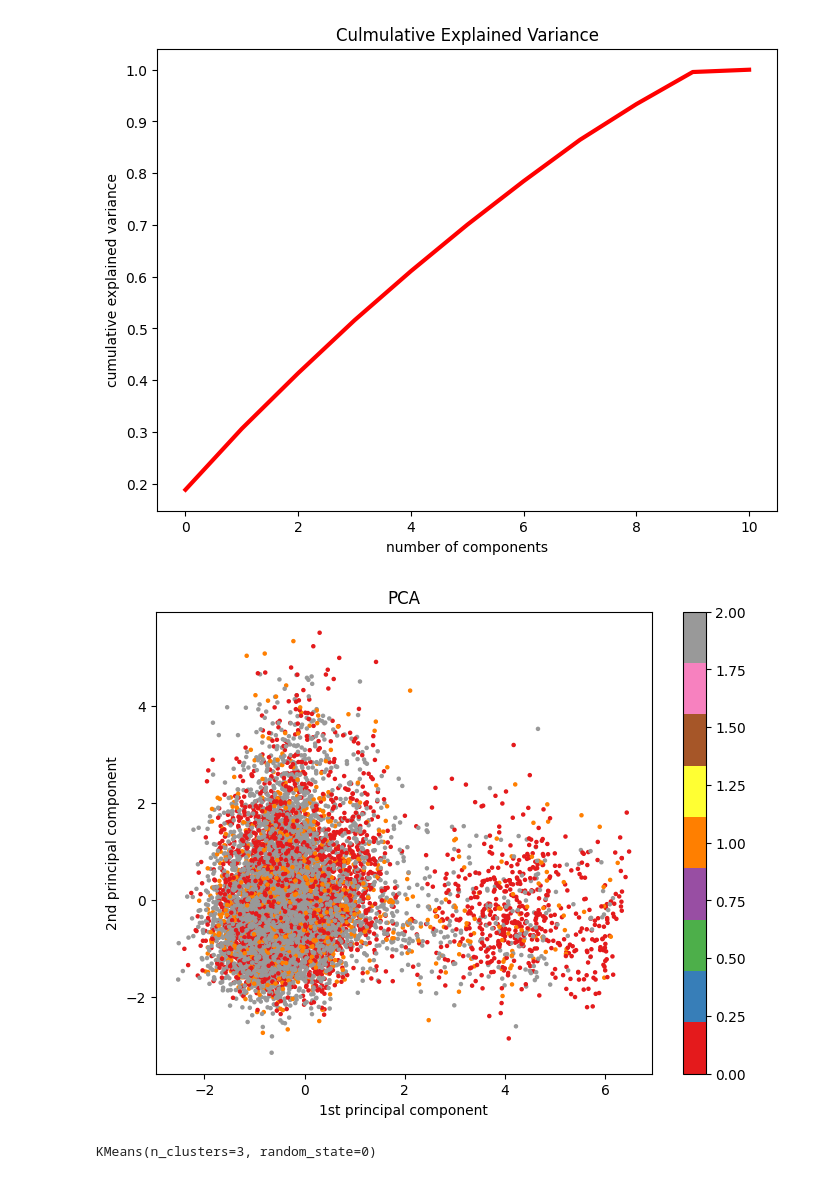
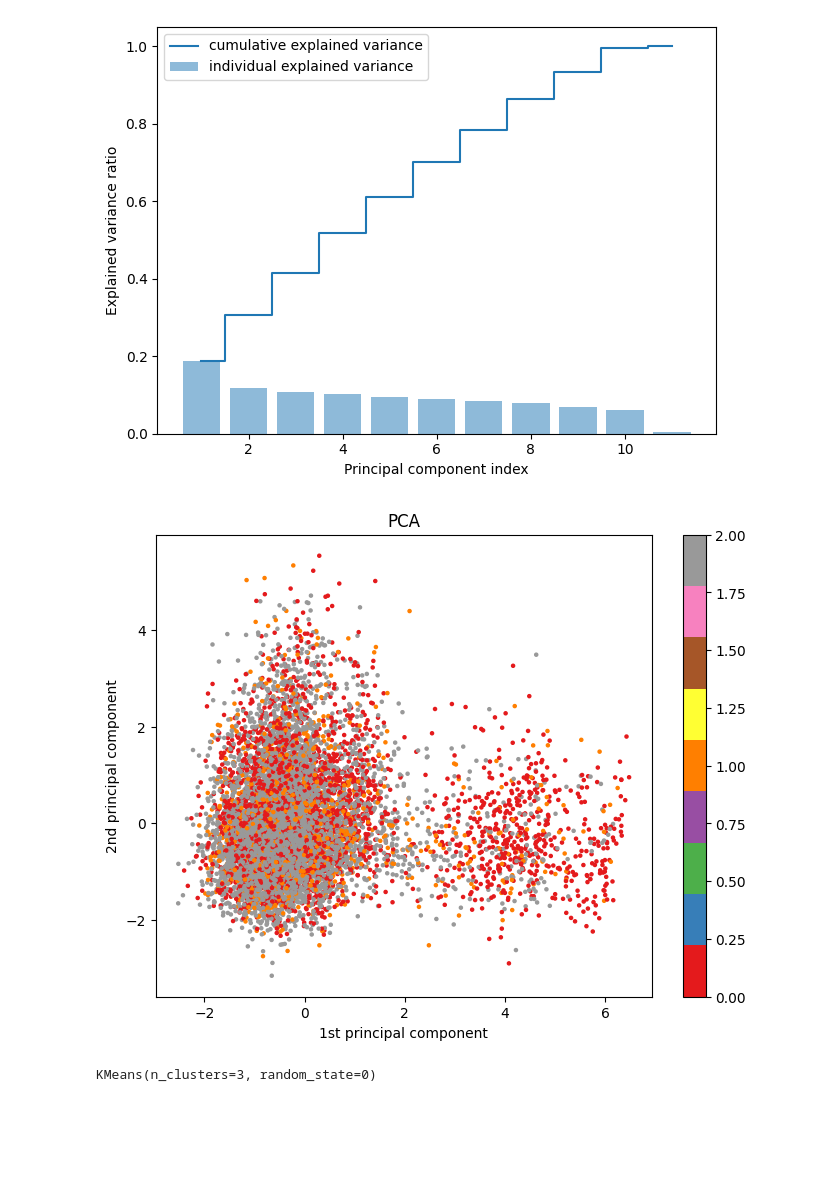
Before and after one commit to Jaezic/23_Data_Science, a Jupyter notebook: dataset/preprocess/inspection_kmeans_dataset.ipynb, the cells around one changed output. Saved outputs shown, nothing was run; the diff lists cells and outputs as text; code cells hidden in the pictures; blank space fills up the shorter version.

```diff
--- a/dataset/preprocess/inspection_kmeans_dataset.ipynb
+++ b/dataset/preprocess/inspection_kmeans_dataset.ipynb
@@ -1,39 +1,51 @@
 # %%
 import pandas as pd
 from sklearn.decomposition import PCA
-
-
+from matplotlib import pyplot as plt
+import numpy as np
 df = pd.read_csv("../preprocessed.csv", na_filter=True, keep_default_na=False, na_values=[''])
 
 features = df.iloc[:, :-1]
+
+# Standardization
+from sklearn.preprocessing import StandardScaler
+scaler = StandardScaler()
+scaler.fit(features)
+features = scaler.transform(features)
+
+# PCA
+
 n_components=11
 pca = PCA(n_components=n_components)
 features_pca = pca.fit_transform(features)
 
+var_exp = pca.explained_variance_ratio_
+cum_var_exp = np.cumsum(var_exp)
+
 # scree plot
-plt.bar(range(1, 14), var_exp, alpha=0.5, align='center',
+plt.bar(range(1, 12), var_exp, alpha=0.5, align='center',
         label='individual explained variance')
-plt.step(range(1, 14), cum_var_exp, where='mid',
+plt.step(range(1, 12), cum_var_exp, where='mid',
          label='cumulative explained variance')
 plt.ylabel('Explained variance ratio')
 plt.xlabel('Principal component index')
 plt.legend(loc='best')
 plt.tight_layout()
 plt.show()
 
 # plot the result
 import matplotlib.pyplot as plt
 plt.figure(figsize=(8, 6))
 plt.scatter(features_pca[:, 0], features_pca[:, 1], c=df.iloc[:, -1], cmap=plt.cm.Set1, s=5)
 plt.xlabel('1st principal component')
 plt.ylabel('2nd principal component')
 plt.title("PCA")
 # color and label
 plt.colorbar()
 plt.show()
 # %% [output]
-[figure, old version]
+[figure, new version]
-[figure, old version]
+[figure, new version]
 # %%
 # Kmeans clustering, show inertia, silhouette score, purity
 from sklearn.cluster import KMeans
```
Also changed, not shown: 9 other files.
